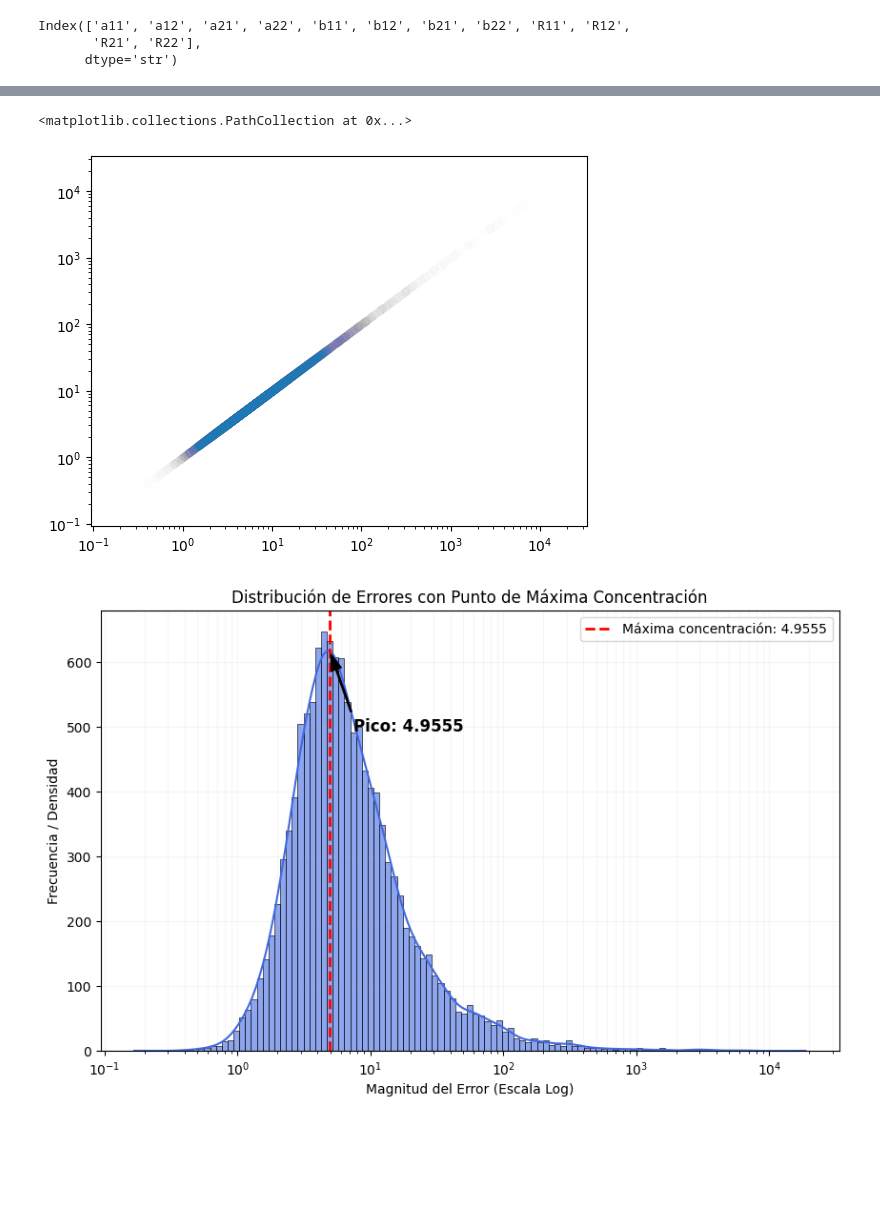
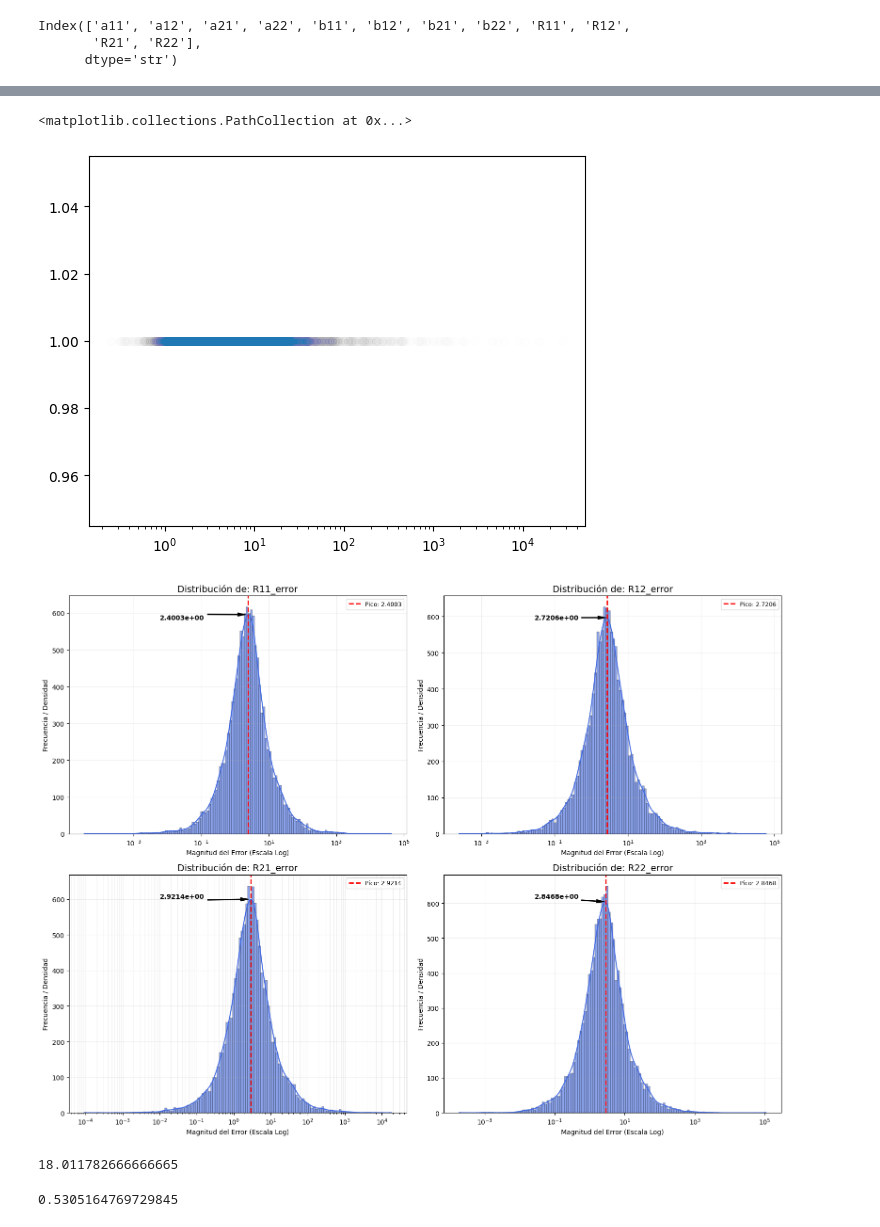
Before and after one commit to JavierTovar19/IA_minibots_T6-machine_learning, a Jupyter notebook: Codigo/P1_matrix_multiplication.ipynb, the cells around one changed output, grey strips where cells are left out. Cells and saved outputs as stored; diff of their text form; code cells hidden in the pictures; blank space fills up the shorter version.

```diff
--- a/Codigo/P1_matrix_multiplication.ipynb
+++ b/Codigo/P1_matrix_multiplication.ipynb
@@ -199,44 +208,65 @@ Requirement already satisfied: six>=1.5 in ./Jupyter_lab/lib/python3.12/site-pac
 import matplotlib.pyplot as plt
 
 plt.xscale('log')
-plt.yscale('log')
-plt.scatter(df_test['error_media'], df_test['error_media'], alpha=0.002)
+#plt.yscale('log')
+plt.scatter(df_test['error_media'], df_test['error_media']*0+1, alpha=0.002)
 # %% [output]
 <matplotlib.collections.PathCollection at 0x...>
-[figure, old version]
+[figure, new version]
 # %%
 import seaborn as sns
 import matplotlib.pyplot as plt
 import numpy as np
 
-plt.figure(figsize=(10, 6))
+# 1. Define aquí los nombres de tus 4 columnas de error
 
-# 1. Crear el gráfico y guardar el objeto 'ax' para extraer datos
-ax = sns.histplot(df_test['error_media'], kde=True, log_scale=True, color='royalblue', alpha=0.6)
+# 2. Configurar la cuadrícula (2 filas, 2 columnas)
+fig, axes = plt.subplots(2, 2, figsize=(16, 12))
+axes = axes.flatten()  # Convertimos la matriz 2x2 en una lista plana para iterar fácil
 
-# 2. Extraer los datos de la curva KDE (la línea suavizada)
-line = ax.lines[0]
-x, y = line.get_data()
+for i, col in enumerate(errores):
+    ax = axes[i]
 
-# 3. Encontrar el valor de X donde la Y es máxima (el pico de concentración)
-idx_max = np.argmax(y)
-pico_error = x[idx_max]
+    # Crear el histplot en el eje correspondiente (ax)
+    sns.histplot(df_test[col], kde=True, log_scale=True, color='royalblue', alpha=0.6, ax=ax)
 
-# 4. Añadir la indicación visual (línea vertical)
-plt.axvline(pico_error, color='red', linestyle='--', lw=2, label=f'Máxima concentración: {pico_error:.4f}')
+    # Extraer los datos de la curva KDE
+    if len(ax.lines) > 0:
+        line = ax.lines[0]
+        x, y = line.get_data()
 
-# 5. Añadir un texto explicativo sobre el pico
-plt.annotate(f'Pico: {pico_error:.4f}',
-             xy=(pico_error, y[idx_max]),
-             xytext=(pico_error * 1.5, y[idx_max] * 0.8), # Ajustamos posición del texto
-             arrowprops=dict(facecolor='black', shrink=0.05, width=1, headwidth=8),
-             fontsize=12, fontweight='bold')
+        # Encontrar el pico de concentración
+        idx_max = np.argmax(y)
+        pico_error = x[idx_max]
 
-plt.title('Distribución de Errores con Punto de Máxima Concentración')
-plt.xlabel('Magnitud del Error (Escala Log)')
-plt.ylabel('Frecuencia / Densidad')
-plt.legend()
-plt.grid(True, which="both", ls="-", alpha=0.1)
+        # Indicación visual
+        ax.axvline(pico_error, color='red', linestyle='--', lw=2, label=f'Pico: {pico_error:.4f}')
+
+        # Anotación (ajustada para escala log)
+        ax.annotate(f'{pico_error:.4e}',
+                     xy=(pico_error, y[idx_max]),
+                     xytext=(0.4, 0.9), textcoords='axes fraction', # Posición relativa al subplot
+                     arrowprops=dict(facecolor='black', shrink=0.05, width=1, headwidth=5),
+                     fontsize=10, fontweight='bold', horizontalalignment='right')
+
+    # Personalización de cada subplot
+    ax.set_title(f'Distribución de: {col}', fontsize=14)
+    ax.set_xlabel('Magnitud del Error (Escala Log)')
+    ax.set_ylabel('Frecuencia / Densidad')
+    #ax.set_xlim([0,100])
+    ax.legend(fontsize=9)
+    ax.grid(True, which="both", ls="-", alpha=0.2)
+
+# Ajustar espacio entre gráficas para que no se encimen los títulos
+plt.tight_layout()
 plt.show()
 # %% [output]
-[figure, old version]
+[figure, new version]
+# %%
+5e-2*3440*2*3.14159/60
+# %% [output]
+18.011782666666665
+# %%
+(10/3)/(2*np.pi)
+# %% [output]
+0.5305164769729845
```
Also changed, not shown: parts of 12 cells of this notebook.
